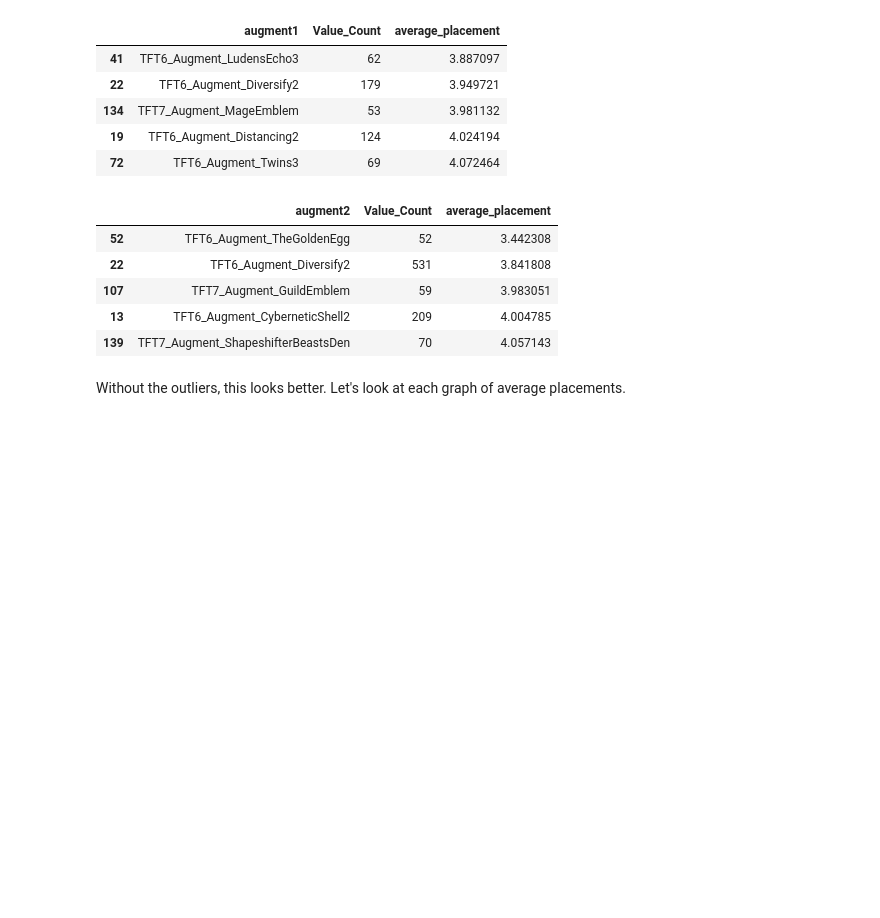
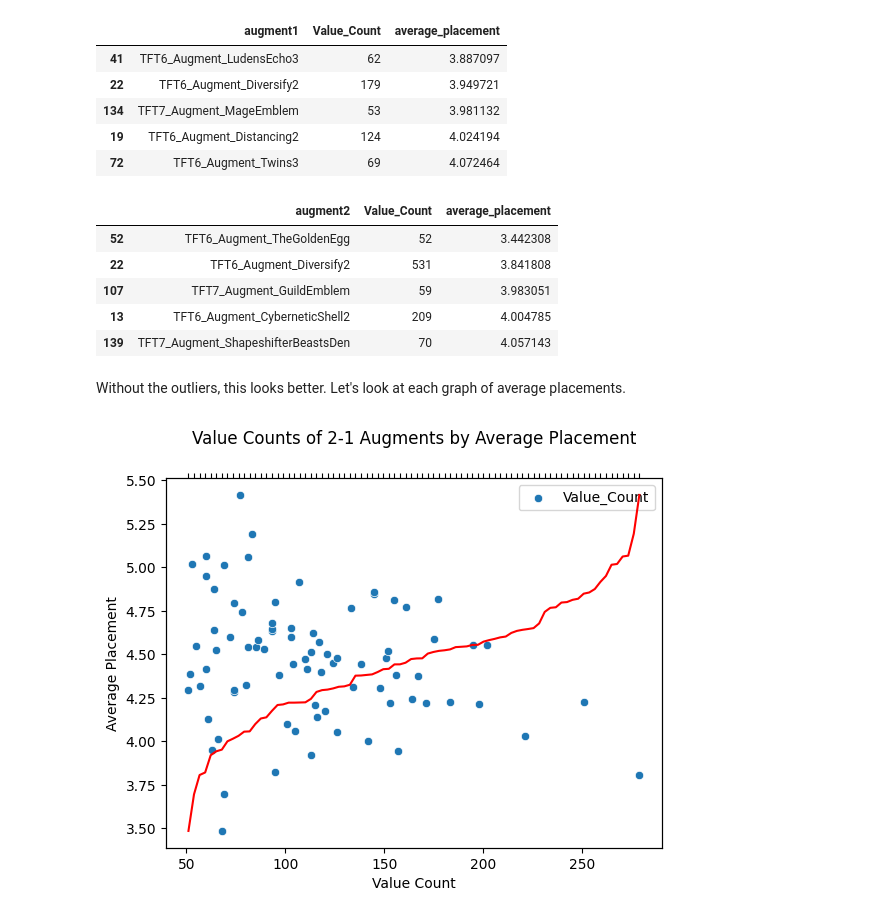
Before and after one commit to Skahan93/Skahan93.github.io, a Jupyter notebook: index.ipynb, the cells around one changed output. Drawn from its saved outputs; the diff is of its cells as text; code cells hidden in the pictures; blank space fills up the shorter version.

```diff
--- a/index.ipynb
+++ b/index.ipynb
@@ -371,5 +444,19 @@ a2df50.head()
 | 139 | TFT7_Augment_ShapeshifterBeastsDen | 70 | 4.057143 |
 # %% [markdown]
 Without the outliers, this looks better. Let's look at each graph of average placements.
+# %%
+fig, ax = plt.subplots()
+sb.scatterplot(x=a0df50.Value_Count, y=a0df50.average_placement)
+plt.legend(labels=['Value_Count'])
+plt.xlabel("Value Count")
+plt.ylabel("Average Placement")
+ax2 = ax.twiny()
+ax2.set(xlabel=" ")
+ax2.set(xticklabels=[])
+sb.lineplot(x=a0df50.augment0, y=a0df50.average_placement, ax=ax2, color='r')
+plt.title("Value Counts of 2-1 Augments by Average Placement")
+plt.show()
+# %% [output]
+[figure, added]
 # %%
 fig, ax = plt.subplots()
```
Also changed, not shown: parts of 19 cells of this notebook, 1 other file.
